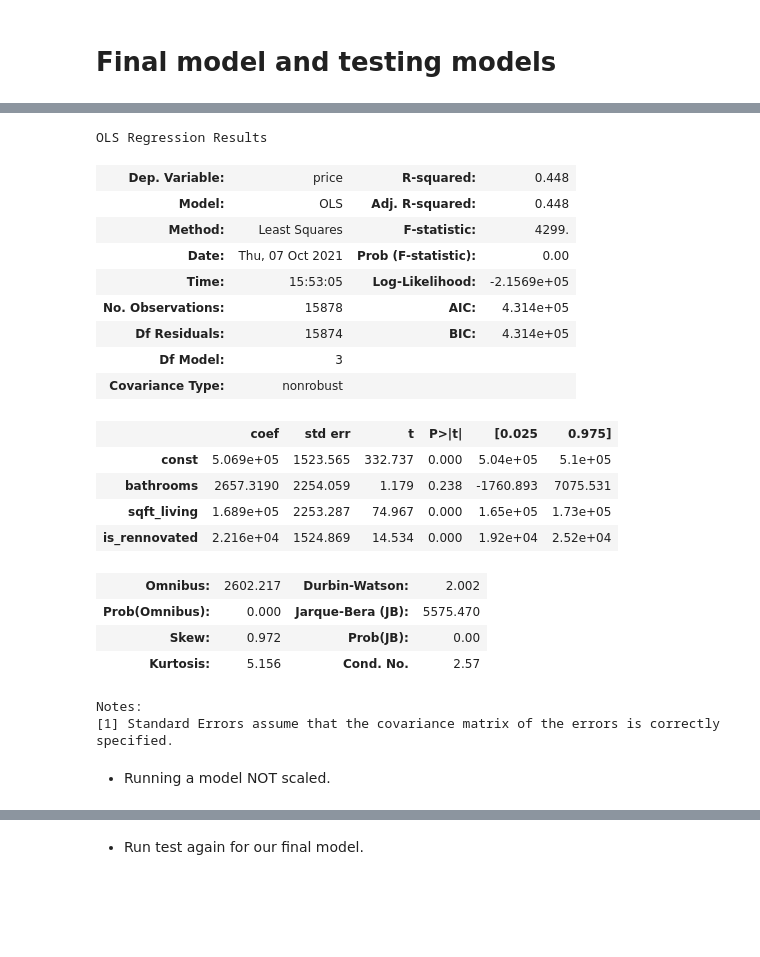
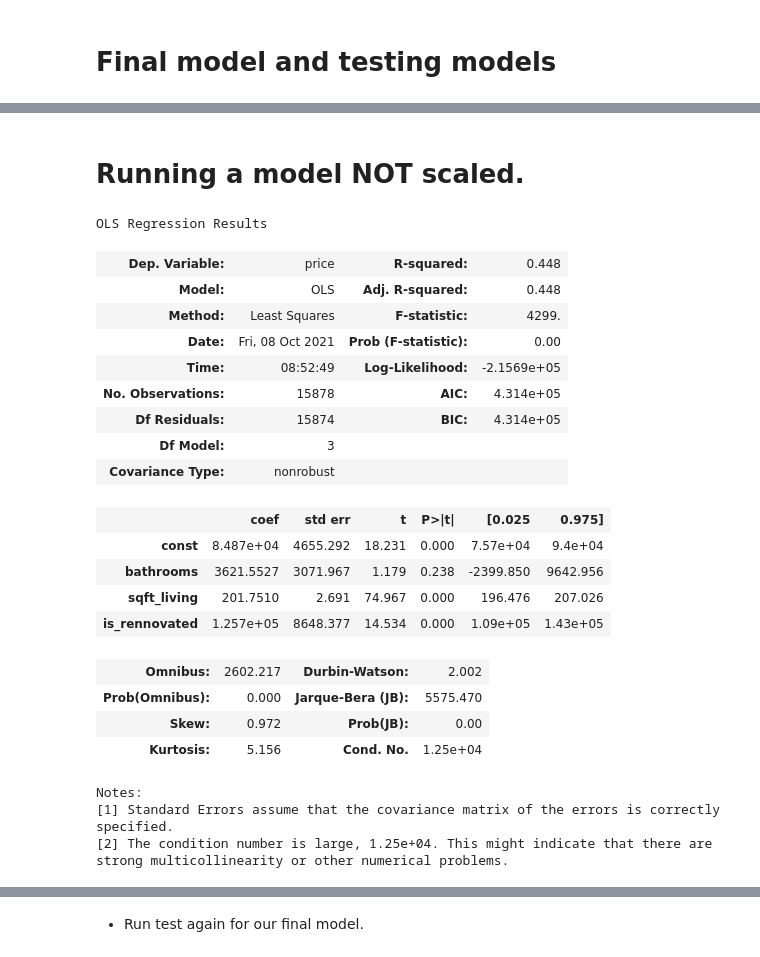
Before and after one commit to 281clo/King_County_House_Data_Analysis, a Jupyter notebook: Project.ipynb, the cells around one changed output, grey strips where cells are left out. Cells and saved outputs as stored; diff of their text form; code cells hidden in the pictures; blank space fills up the shorter version.

```diff
--- a/Project.ipynb
+++ b/Project.ipynb
@@ -524,6 +563,7 @@ No handles with labels found to put in legend.
 # %% [markdown]
 # Final model and testing models
 # %%
-X_model5 = X_train.drop(columns=['sqft_lot','floors',
+# Drop columns that are not relevant.
+X_model4 = X_train.drop(columns=['sqft_lot','floors',
                                             'yr_built','sqft_basement','Average','Fair','Poor',
                                            'sqft_living15','sqft_lot15','sqft_above','Very Good', 'bedrooms', 'grade', 'zipcode', 'Good'])
@@ -531,0 +570,8 @@ X_model_scaled5 = (X_model5 - np.mean(X_model5)) / np.std(X_model5)
+# %%
+# Scale our variables.
+X_model_scaled4 = (X_model4 - np.mean(X_model4)) / np.std(X_model4)
+# %%
+# Fit and get model summary
+X_int = sm.add_constant(X_model_scaled4)
+mod4 = sm.OLS(y_train, X_int).fit()
+mod4.summary()
@@ -532,28 +600,30 @@ X_model_scaled5 = (X_model5 - np.mean(X_model5)) / np.std(X_model5)
+# %% [markdown]
+# Running a model NOT scaled.
 # %%
-X_int = sm.add_constant(X_model_scaled5)
-mod5 = sm.OLS(y_train, X_int).fit()
-mod5.summary()
+X_int = sm.add_constant(X_model4)
+mod4 = sm.OLS(y_train, X_int).fit()
+mod4.summary()
 # %% [output]
 OLS Regression Results
 | Dep. Variable: | price | R-squared: | 0.448 |
 | Model: | OLS | Adj. R-squared: | 0.448 |
 | Method: | Least Squares | F-statistic: | 4299. |
-| Date: | Thu, 07 Oct 2021 | Prob (F-statistic): | 0.00 |
-| Time: | 15:53:05 | Log-Likelihood: | -2.1569e+05 |
+| Date: | Fri, 08 Oct 2021 | Prob (F-statistic): | 0.00 |
+| Time: | 08:52:49 | Log-Likelihood: | -2.1569e+05 |
 | No. Observations: | 15878 | AIC: | 4.314e+05 |
 | Df Residuals: | 15874 | BIC: | 4.314e+05 |
 | Df Model: | 3 |  |  |
 | Covariance Type: | nonrobust |  |  |
 |  | coef | std err | t | P>|t| | [0.025 | 0.975] |
-| const | 5.069e+05 | 1523.565 | 332.737 | 0.000 | 5.04e+05 | 5.1e+05 |
-| bathrooms | 2657.3190 | 2254.059 | 1.179 | 0.238 | -1760.893 | 7075.531 |
-| sqft_living | 1.689e+05 | 2253.287 | 74.967 | 0.000 | 1.65e+05 | 1.73e+05 |
-| is_rennovated | 2.216e+04 | 1524.869 | 14.534 | 0.000 | 1.92e+04 | 2.52e+04 |
+| const | 8.487e+04 | 4655.292 | 18.231 | 0.000 | 7.57e+04 | 9.4e+04 |
+| bathrooms | 3621.5527 | 3071.967 | 1.179 | 0.238 | -2399.850 | 9642.956 |
+| sqft_living | 201.7510 | 2.691 | 74.967 | 0.000 | 196.476 | 207.026 |
+| is_rennovated | 1.257e+05 | 8648.377 | 14.534 | 0.000 | 1.09e+05 | 1.43e+05 |
 | Omnibus: | 2602.217 | Durbin-Watson: | 2.002 |
 | Prob(Omnibus): | 0.000 | Jarque-Bera (JB): | 5575.470 |
 | Skew: | 0.972 | Prob(JB): | 0.00 |
-| Kurtosis: | 5.156 | Cond. No. | 2.57 |
+| Kurtosis: | 5.156 | Cond. No. | 1.25e+04 |
 Notes:
 [1] Standard Errors assume that the covariance matrix of the errors is correctly specified.
+[2] The condition number is large, 1.25e+04. This might indicate that there are
+strong multicollinearity or other numerical problems.
-# %% [markdown]
-* Running a model NOT scaled.
```
Also changed, not shown: parts of 37 cells of this notebook, 13 other files.
